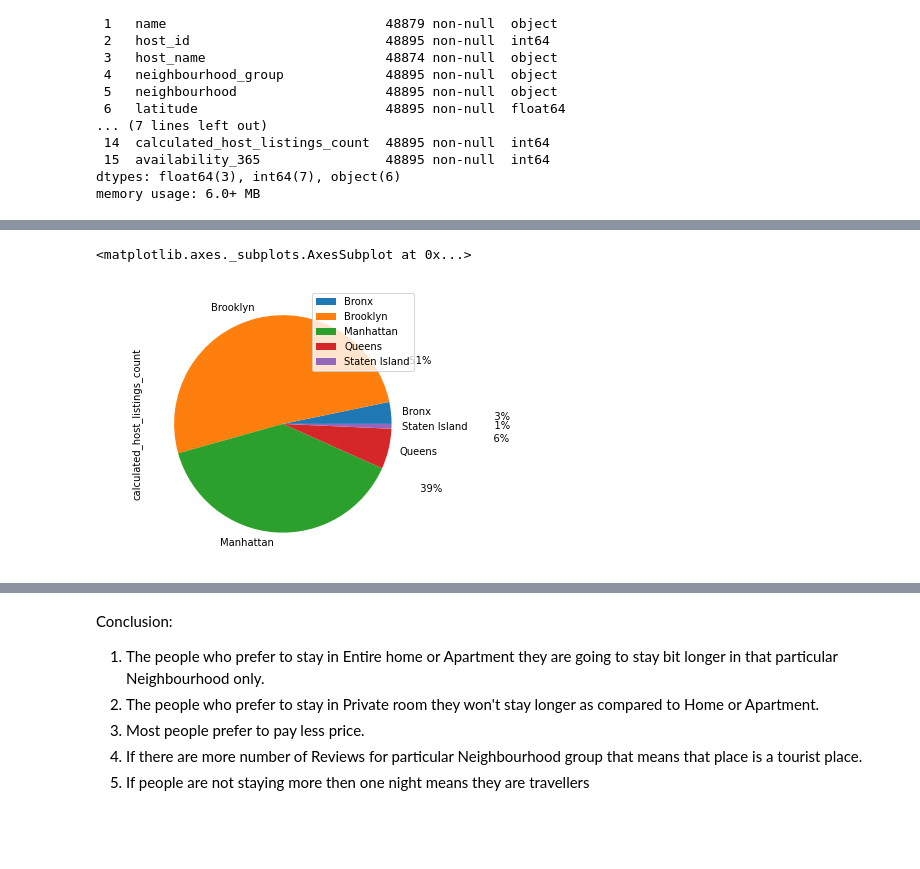
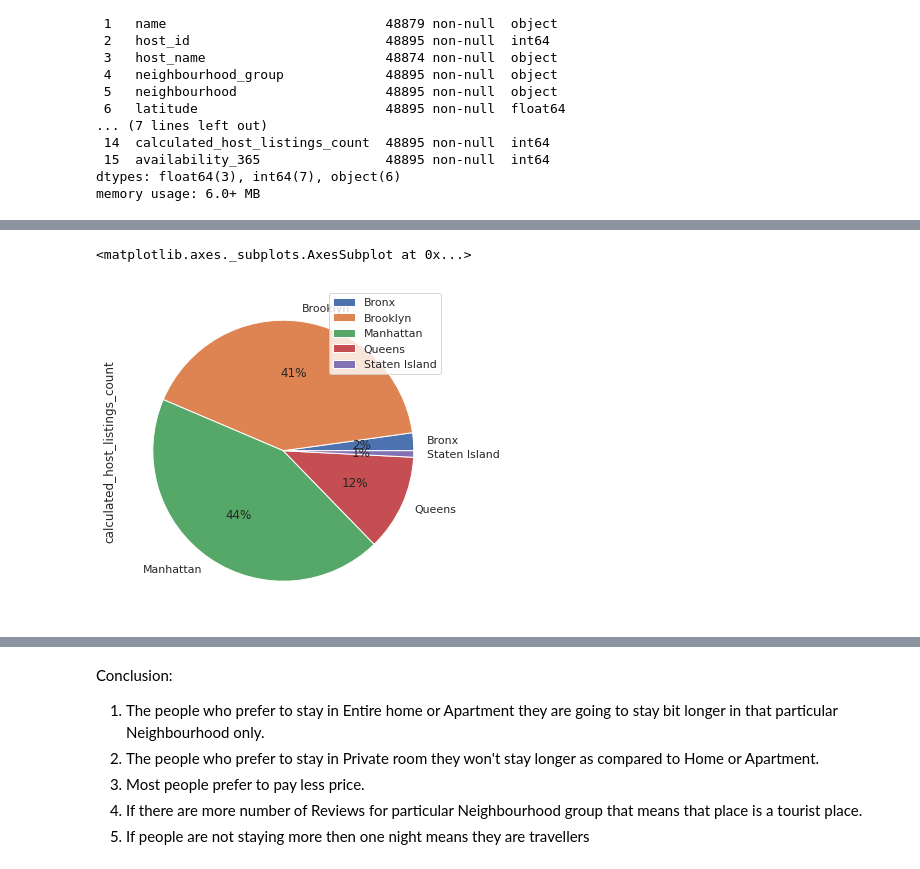
Before and after one commit to Viratvenom/AIRBNB-EDA-PROJECT, a Jupyter notebook: Airbnb_Bookings_Analysis_Capstone_Project_MAP.ipynb, the cells around one changed output, grey strips where cells are left out. Drawn from its saved outputs; the diff is of its cells as text; code cells hidden in the pictures; blank space fills up the shorter version.

```diff
--- a/Airbnb_Bookings_Analysis_Capstone_Project_MAP.ipynb
+++ b/Airbnb_Bookings_Analysis_Capstone_Project_MAP.ipynb
@@ -178,0 +188,2 @@ plt.show()
+# %%
+Airbnb_df = Airbnb_df.dropna(subset=['reviews_per_month'])
@@ -178,0 +205,9 @@ plt.show()
+# %%
+#plot heat map
+sns.set(rc={'figure.figsize':(10,6)})
+sns.set(style="dark")
+
+corr = Airbnb_df.corr()
+mask = np.zeros_like(corr, dtype=bool)
+mask[np.triu_indices_from(mask)] = True
+sns.heatmap(data = corr, mask = mask, linewidth = 0.5, annot = True)
@@ -178,0 +296,10 @@ plt.show()
+# %%
+Booking_nyc.plot(kind='barh',stacked=True, color=['r','g','b','y'],
+              linewidth = 1, grid=True, figsize=(15,8), width=1)
+                                        #Trying to match with the color pallete that we have above
+plt.title('Property types ', fontsize=15)
+plt.xlabel('listing', fontsize=14)
+plt.ylabel("")
+plt.legend(loc = 4,prop = {"size" : 10})
+plt.rc('ytick', labelsize=13)
+plt.show()
@@ -178,0 +308,5 @@ plt.show()
+# %%
+r = sns.catplot(data = Airbnb_df, x='neighbourhood_group', hue='room_type', col='neighbourhood_group', palette='flare',kind="count")
+r.set_xticklabels(rotation=90)
+sns.set(rc={'figure.figsize':(10,6)})
+sns.set(style="white")
@@ -189,7 +354,7 @@ hosts_areas.sort_values(by='calculated_host_listings_count', ascending=False).he
 # %%
 hosts_areas.groupby(['neighbourhood_group']).sum().plot(
-    kind='pie', y='calculated_host_listings_count', autopct='%100.0f%%')
+    kind='pie', y='calculated_host_listings_count', autopct='%1.0f%%')
 #The pie chart shows that airbub listing in newyork are near manhattan and brooklyn has the highest share of hotels.
 # %% [output]
 <matplotlib.axes._subplots.AxesSubplot at 0x...>
-[figure, old version]
+[figure, new version]
```
Also changed, not shown: parts of 89 cells of this notebook.
